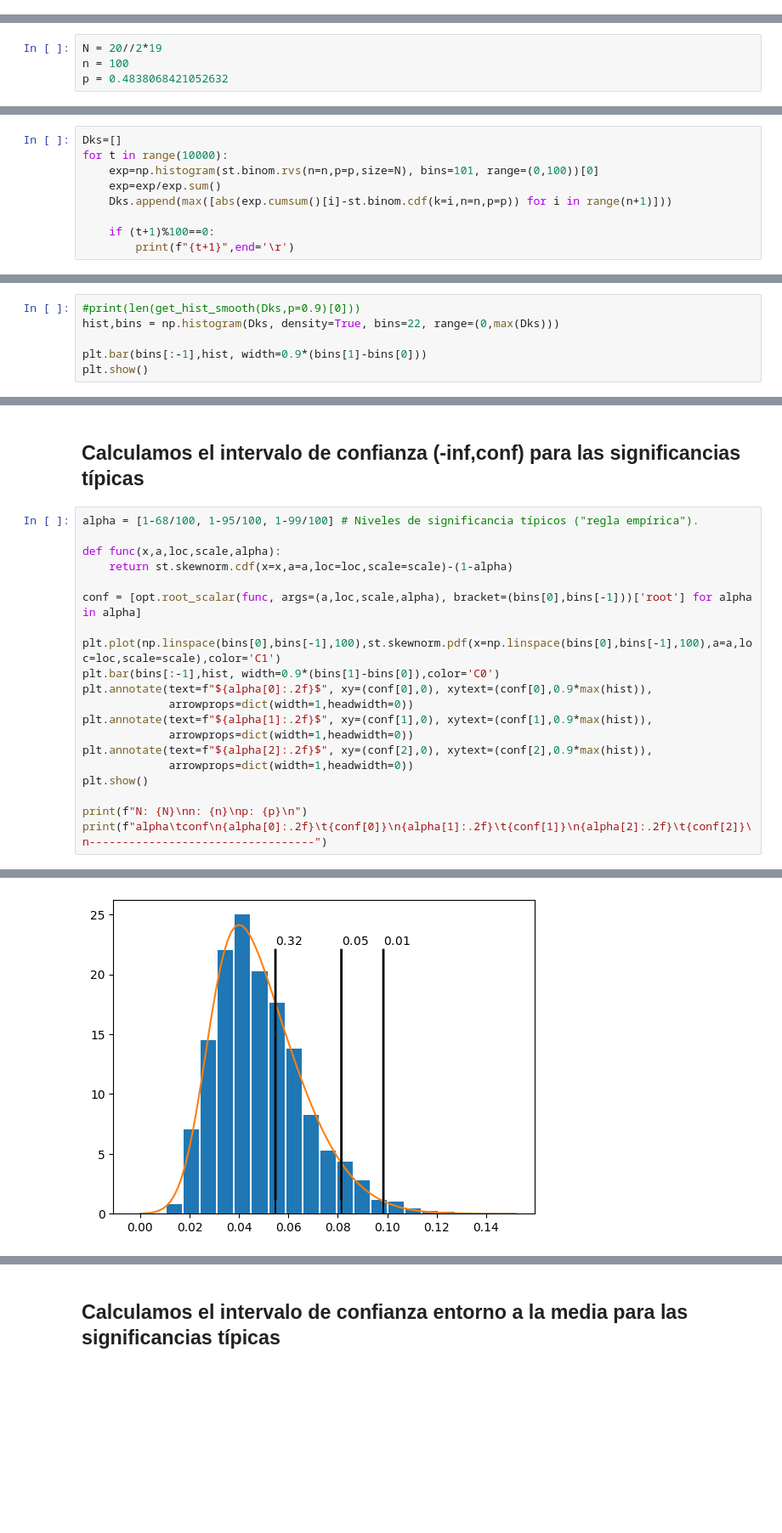
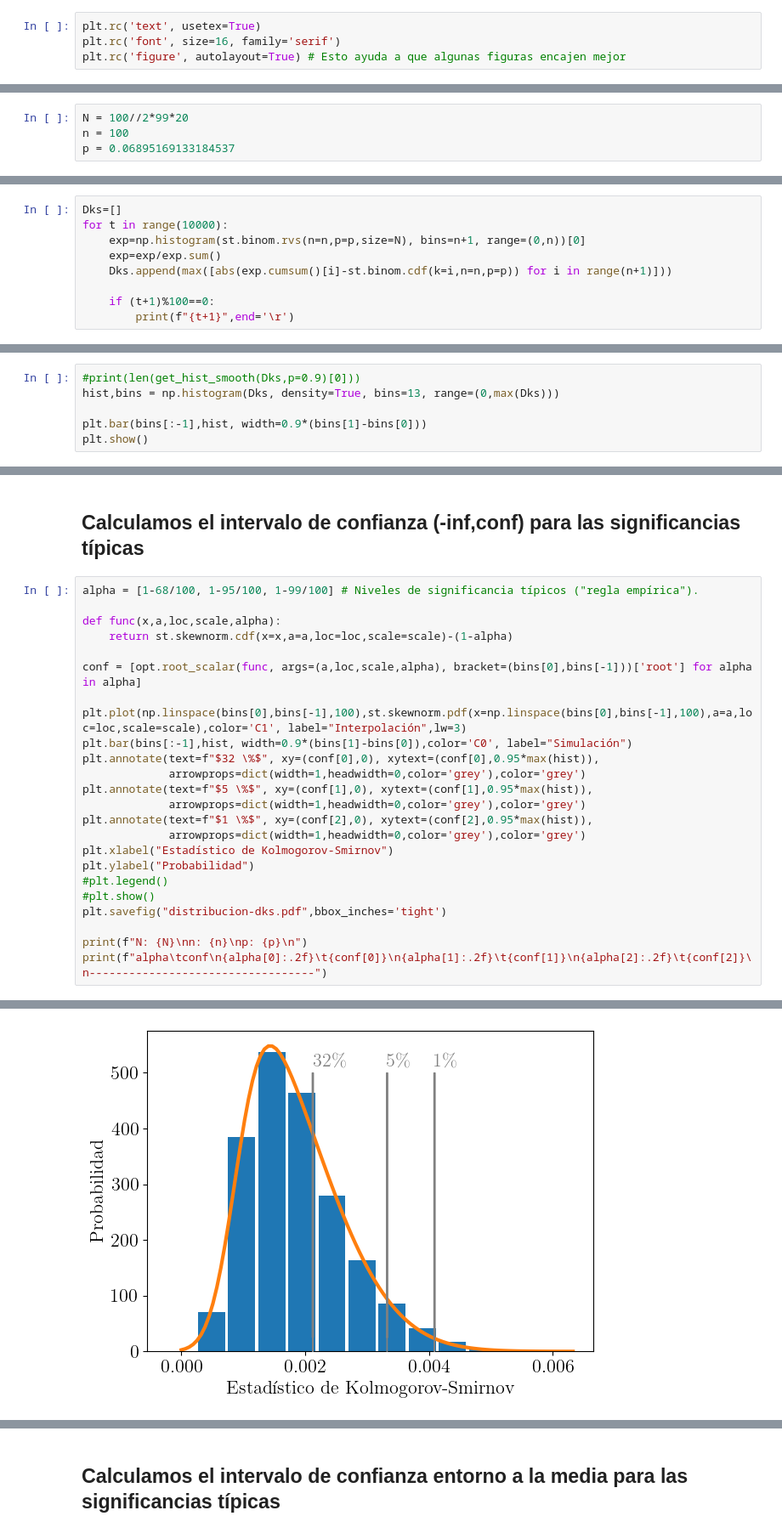
Before and after one commit to gudise/thesis, a Jupyter notebook: python/notebooks/Kolmogorov-Smirnov.ipynb, the cells around one changed output, grey strips where cells are left out. Shown: that part at 85% size. Drawn from its saved outputs; the diff is of its cells as text; blank space fills up the shorter version.

```diff
--- a/python/notebooks/Kolmogorov-Smirnov.ipynb
+++ b/python/notebooks/Kolmogorov-Smirnov.ipynb
@@ -8,20 +8,24 @@ import scipy.optimize as opt
 import matplotlib.pyplot as plt
 
 from myutils import *
+# %%
+plt.rc('text', usetex=True)
+plt.rc('font', size=16, family='serif')
+plt.rc('figure', autolayout=True) # Esto ayuda a que algunas figuras encajen mejor
 # %% [markdown]
 # Análisis detallado paso a paso
 # %% [markdown]
 ## Definimos los hiperparámetros
 # %%
-N = 20//2*19
+N = 100//2*99*20
 n = 100
-p = 0.4838068421052632
+p = 0.06895169133184537
 # %% [markdown]
 ## Generamos los datos Dks
 # %%
 Dks=[]
 for t in range(10000):
-    exp=np.histogram(st.binom.rvs(n=n,p=p,size=N), bins=101, range=(0,100))[0]
+    exp=np.histogram(st.binom.rvs(n=n,p=p,size=N), bins=n+1, range=(0,n))[0]
     exp=exp/exp.sum()
     Dks.append(max([abs(exp.cumsum()[i]-st.binom.cdf(k=i,n=n,p=p)) for i in range(n+1)]))
 
@@ -33,7 +37,7 @@ for t in range(10000):
 ## Construimos el histograma
 # %%
 #print(len(get_hist_smooth(Dks,p=0.9)[0]))
-hist,bins = np.histogram(Dks, density=True, bins=22, range=(0,max(Dks)))
+hist,bins = np.histogram(Dks, density=True, bins=13, range=(0,max(Dks)))
 
 plt.bar(bins[:-1],hist, width=0.9*(bins[1]-bins[0]))
 plt.show()
@@ -63,15 +67,19 @@ def func(x,a,loc,scale,alpha):
 
 conf = [opt.root_scalar(func, args=(a,loc,scale,alpha), bracket=(bins[0],bins[-1]))['root'] for alpha in alpha]
 
-plt.plot(np.linspace(bins[0],bins[-1],100),st.skewnorm.pdf(x=np.linspace(bins[0],bins[-1],100),a=a,loc=loc,scale=scale),color='C1')
-plt.bar(bins[:-1],hist, width=0.9*(bins[1]-bins[0]),color='C0')
-plt.annotate(text=f"${alpha[0]:.2f}$", xy=(conf[0],0), xytext=(conf[0],0.9*max(hist)),
-             arrowprops=dict(width=1,headwidth=0))
-plt.annotate(text=f"${alpha[1]:.2f}$", xy=(conf[1],0), xytext=(conf[1],0.9*max(hist)),
-             arrowprops=dict(width=1,headwidth=0))
-plt.annotate(text=f"${alpha[2]:.2f}$", xy=(conf[2],0), xytext=(conf[2],0.9*max(hist)),
-             arrowprops=dict(width=1,headwidth=0))
-plt.show()
+plt.plot(np.linspace(bins[0],bins[-1],100),st.skewnorm.pdf(x=np.linspace(bins[0],bins[-1],100),a=a,loc=loc,scale=scale),color='C1', label="Interpolación",lw=3)
+plt.bar(bins[:-1],hist, width=0.9*(bins[1]-bins[0]),color='C0', label="Simulación")
+plt.annotate(text=f"$32 \%$", xy=(conf[0],0), xytext=(conf[0],0.95*max(hist)),
+             arrowprops=dict(width=1,headwidth=0,color='grey'),color='grey')
+plt.annotate(text=f"$5 \%$", xy=(conf[1],0), xytext=(conf[1],0.95*max(hist)),
+             arrowprops=dict(width=1,headwidth=0,color='grey'),color='grey')
+plt.annotate(text=f"$1 \%$", xy=(conf[2],0), xytext=(conf[2],0.95*max(hist)),
+             arrowprops=dict(width=1,headwidth=0,color='grey'),color='grey')
+plt.xlabel("Estadístico de Kolmogorov-Smirnov")
+plt.ylabel("Probabilidad")
+#plt.legend()
+#plt.show()
+plt.savefig("distribucion-dks.pdf",bbox_inches='tight')
 
 print(f"N: {N}\nn: {n}\np: {p}\n")
 print(f"alpha\tconf\n{alpha[0]:.2f}\t{conf[0]}\n{alpha[1]:.2f}\t{conf[1]}\n{alpha[2]:.2f}\t{conf[2]}\n----------------------------------")
@@ -79 +96 @@ print(f"alpha\tconf\n{alpha[0]:.2f}\t{conf[0]}\n{alpha[1]:.2f}\t{conf[1]}\n{alph
-[figure, old version]
+[figure, new version]
```
Also changed, not shown: parts of 4 cells of this notebook, 3 other files.
